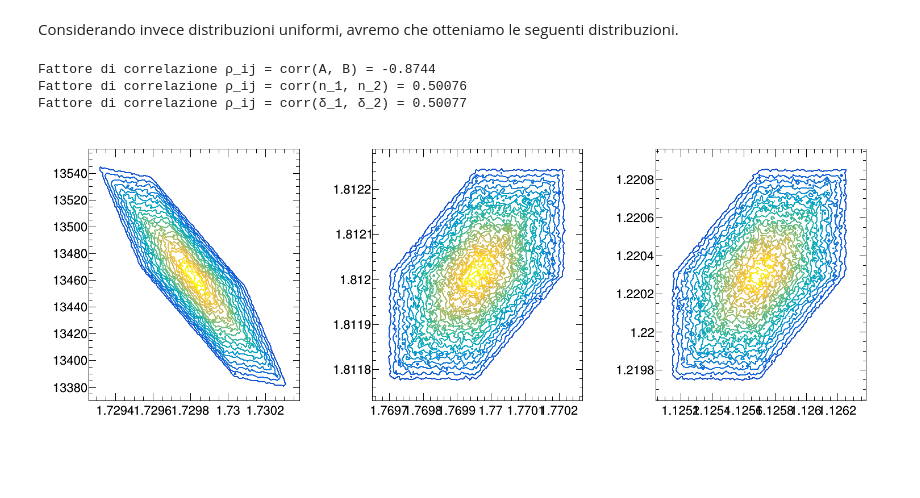
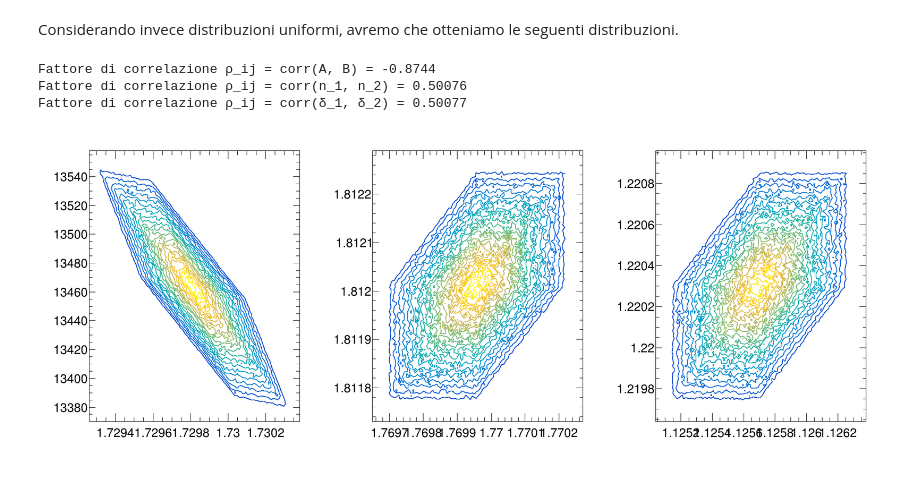
Before and after one commit to mattiasotgia/E6_sim_prism, a Jupyter notebook: mthd_test_MC.ipynb, the cells around one changed output. Drawn from its saved outputs; the diff is of its cells as text; code cells hidden in the pictures.

```diff
--- a/mthd_test_MC.ipynb
+++ b/mthd_test_MC.ipynb
@@ -266,32 +266,32 @@ def computeAB(th_0, th_1, th_2):
     def n_i(th_i, th_0):
         return np.sin((th_i - th_0 + α)/2)/np.sin(α/2)
     A = (n_i(th_1, th_0)*λ_1**2 - n_i(th_2, th_0)*λ_2**2)/(λ_1**2 - λ_2**2)
     B = (n_i(th_1, th_0) - n_i(th_2, th_0))/(1/(λ_1**2) - 1/(λ_2**2))
     return A, B, n_i(th_1, th_0), n_i(th_2, th_0), th_1-th_0, th_2-th_0
 
 for i in range(n_samples):
     A, B, n_1, n_2, δ_1, δ_2 = computeAB(th_0=θ_0+ϵ_θ*(2*rnd.Rndm()-1), th_1=θ_1+ϵ_θ*(2*rnd.Rndm()-1), th_2=θ_2+ϵ_θ*(2*rnd.Rndm()-1))
     hAB.Fill(A,B)
     hn1n2.Fill(n_1, n_2)
     hδ1δ2.Fill(δ_1, δ_2)
 
-c = ROOT.TCanvas('', '', 1500, 600)
+c = ROOT.TCanvas('', '', 2000, 850)
 c.Divide(3)
 
 c.cd(1)
 hAB.Draw('CONT1')
 c.cd(2)
 hn1n2.Draw('CONT1')
 c.cd(3)
 hδ1δ2.Draw('CONT1')
 
 c.Draw()
 
 print(f'Fattore di correlazione ρ_ij = corr(A, B) = {hAB.GetCorrelationFactor():.5}')
 print(f'Fattore di correlazione ρ_ij = corr(n_1, n_2) = {hn1n2.GetCorrelationFactor():.5}')
 print(f'Fattore di correlazione ρ_ij = corr(δ_1, δ_2) = {hδ1δ2.GetCorrelationFactor():.5}')
 # %% [output]
 Fattore di correlazione ρ_ij = corr(A, B) = -0.8744
 Fattore di correlazione ρ_ij = corr(n_1, n_2) = 0.50076
 Fattore di correlazione ρ_ij = corr(δ_1, δ_2) = 0.50077
-[figure, old version]
+[figure, new version]
```
Also changed, not shown: parts of 3 cells of this notebook.
